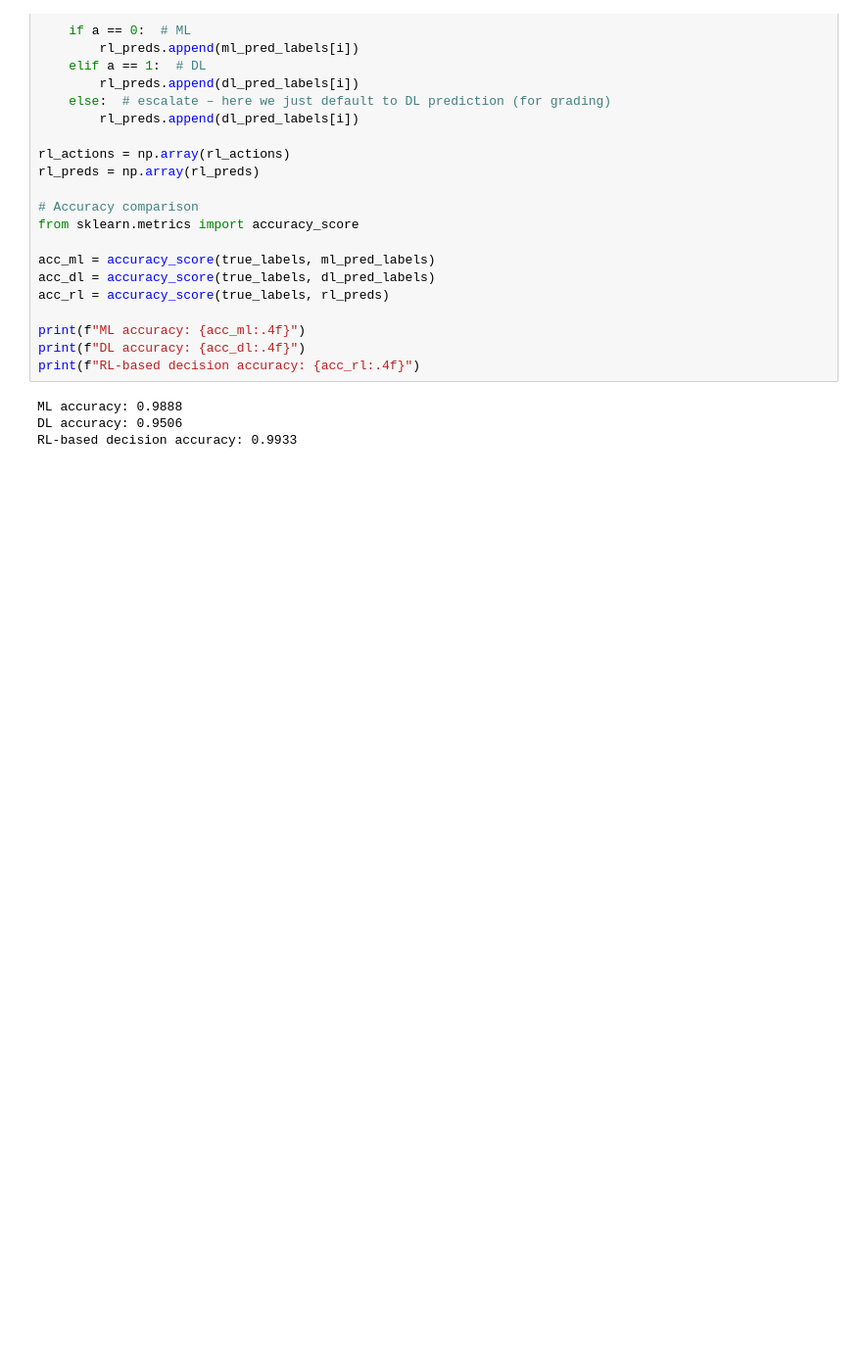
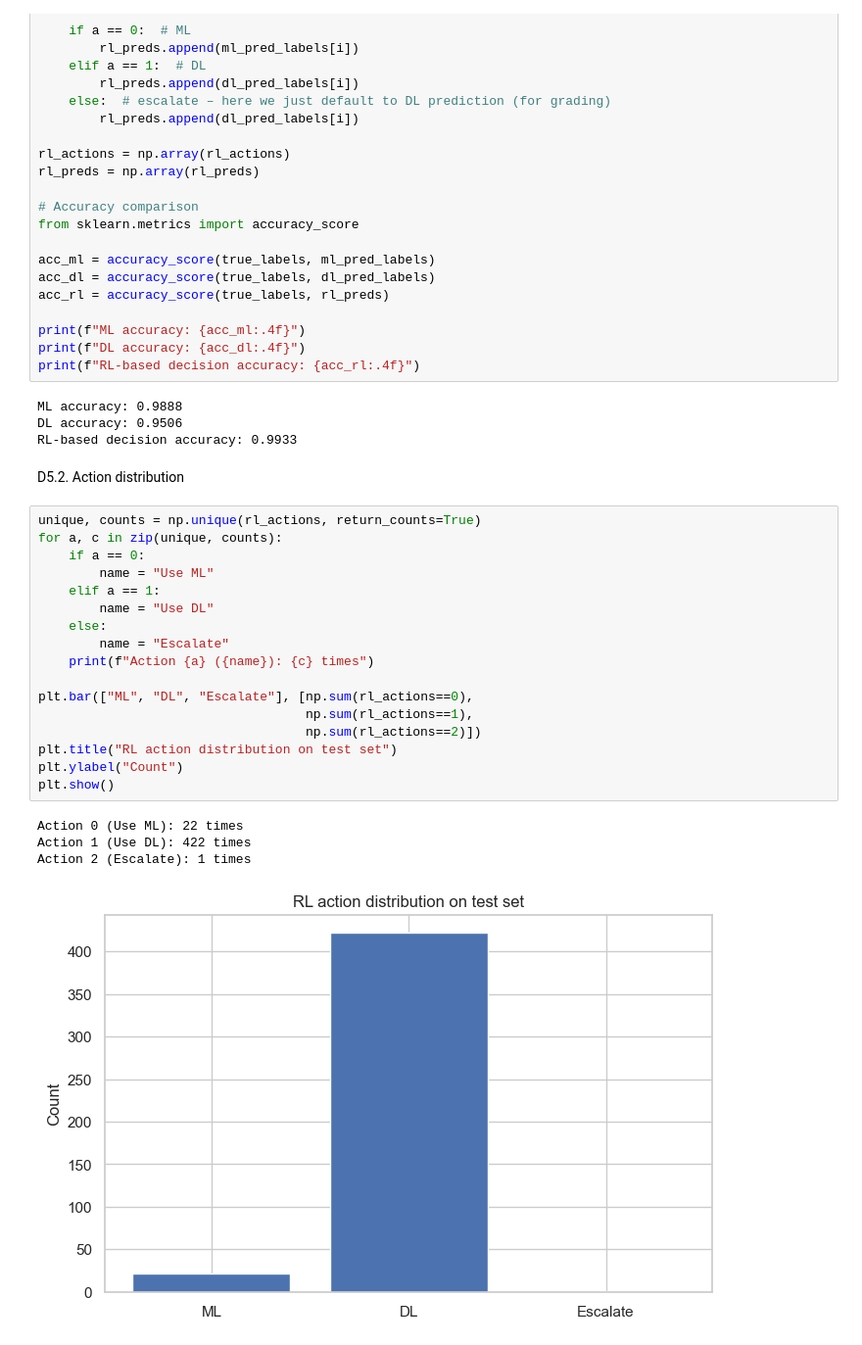
Before and after one commit to Ainedembe-Denis/BBC-News-Summary-ML-DL-Project, a Jupyter notebook: bbc_news_ml_dl_rl.ipynb, the cells around one changed output. Shown at 98% size. Cells and saved outputs as stored; diff of their text form; blank space fills up the shorter version.

Commit message:
action distribution

```diff
--- a/bbc_news_ml_dl_rl.ipynb
+++ b/bbc_news_ml_dl_rl.ipynb
@@ -764,3 +764,27 @@ print(f"RL-based decision accuracy: {acc_rl:.4f}")
 ML accuracy: 0.9888
 DL accuracy: 0.9506
 RL-based decision accuracy: 0.9933
+# %% [markdown]
+D5.2. Action distribution
+# %%
+unique, counts = np.unique(rl_actions, return_counts=True)
+for a, c in zip(unique, counts):
+    if a == 0:
+        name = "Use ML"
+    elif a == 1:
+        name = "Use DL"
+    else:
+        name = "Escalate"
+    print(f"Action {a} ({name}): {c} times")
+
+plt.bar(["ML", "DL", "Escalate"], [np.sum(rl_actions==0),
+                                   np.sum(rl_actions==1),
+                                   np.sum(rl_actions==2)])
+plt.title("RL action distribution on test set")
+plt.ylabel("Count")
+plt.show()
+# %% [output]
+Action 0 (Use ML): 22 times
+Action 1 (Use DL): 422 times
+Action 2 (Escalate): 1 times
+[figure, added]
```
